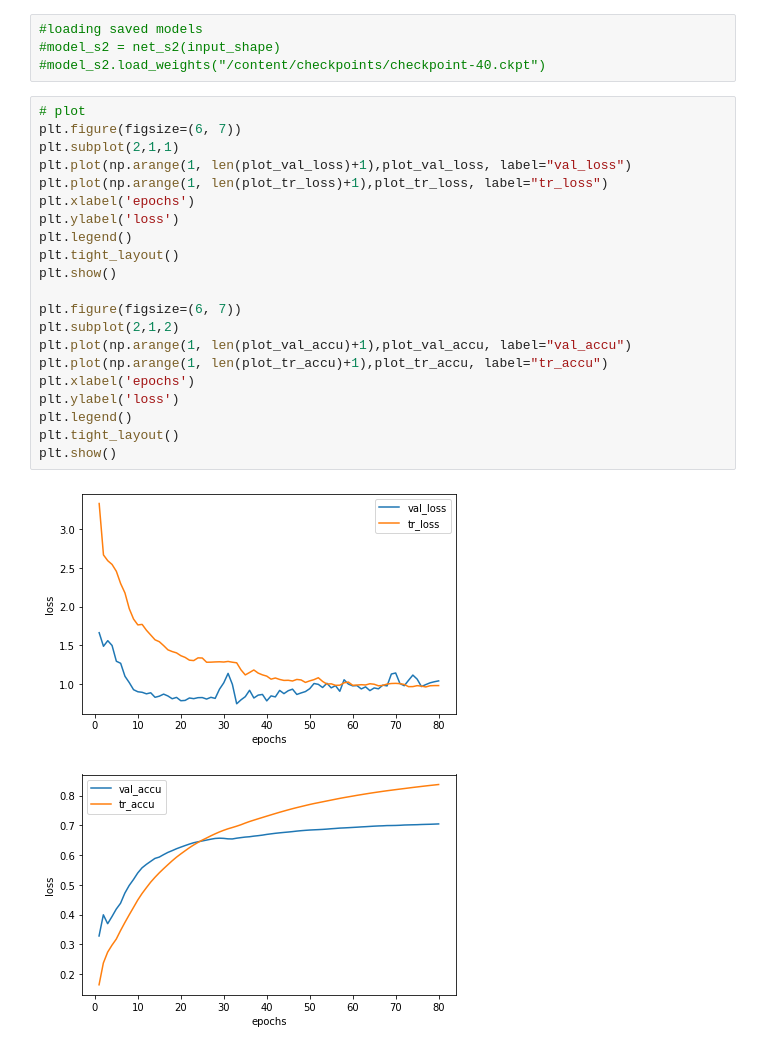
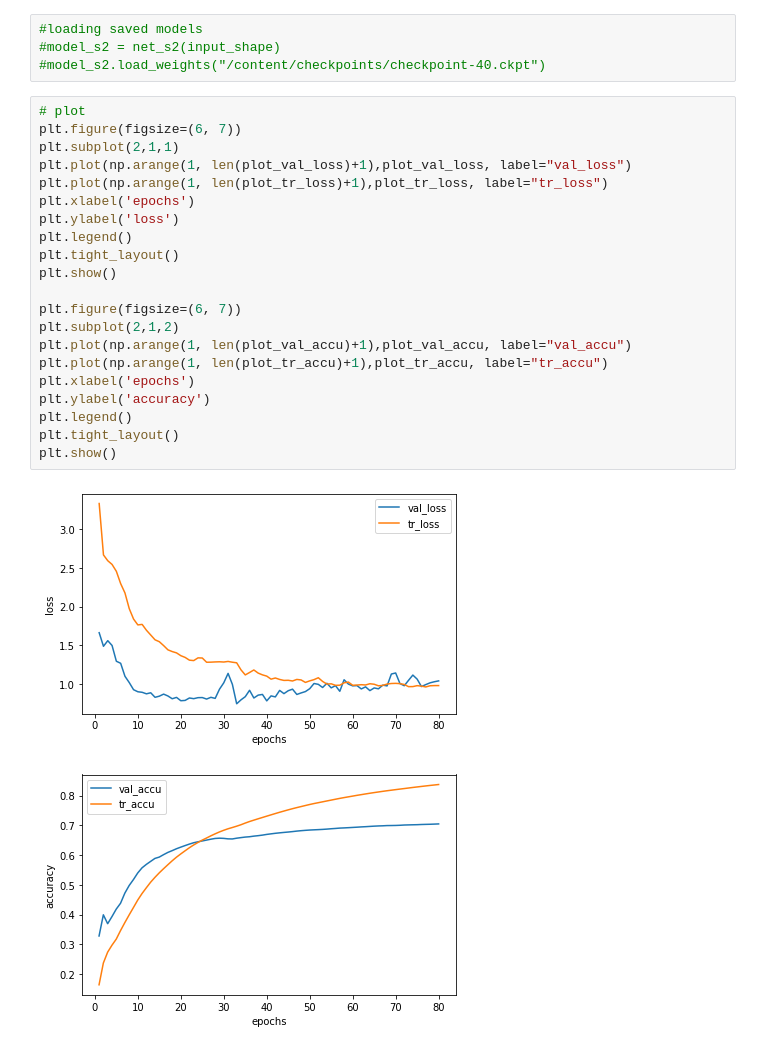
Before and after one commit to vvekraman/Missing-Class-Robust-Domain-Adaptation-by-Unilateral-Alignment, a Jupyter notebook: Implementation_DAUA_CWRU.ipynb, the cells around one changed output. Cells and saved outputs as stored; diff of their text form.

Commit message:
plot update

```diff
--- a/Implementation_DAUA_CWRU.ipynb
+++ b/Implementation_DAUA_CWRU.ipynb
@@ -342,24 +342,24 @@ for epoch in range(epochs):
 # %%
 # plot
 plt.figure(figsize=(6, 7))
 plt.subplot(2,1,1)
 plt.plot(np.arange(1, len(plot_val_loss)+1),plot_val_loss, label="val_loss")
 plt.plot(np.arange(1, len(plot_tr_loss)+1),plot_tr_loss, label="tr_loss")
 plt.xlabel('epochs')
 plt.ylabel('loss')
 plt.legend()
 plt.tight_layout()
 plt.show()
 
 plt.figure(figsize=(6, 7))
 plt.subplot(2,1,2)
 plt.plot(np.arange(1, len(plot_val_accu)+1),plot_val_accu, label="val_accu")
 plt.plot(np.arange(1, len(plot_tr_accu)+1),plot_tr_accu, label="tr_accu")
 plt.xlabel('epochs')
-plt.ylabel('loss')
+plt.ylabel('accuracy')
 plt.legend()
 plt.tight_layout()
 plt.show()
 # %% [output]
 [figure]
-[figure, old version]
+[figure, new version]
```
